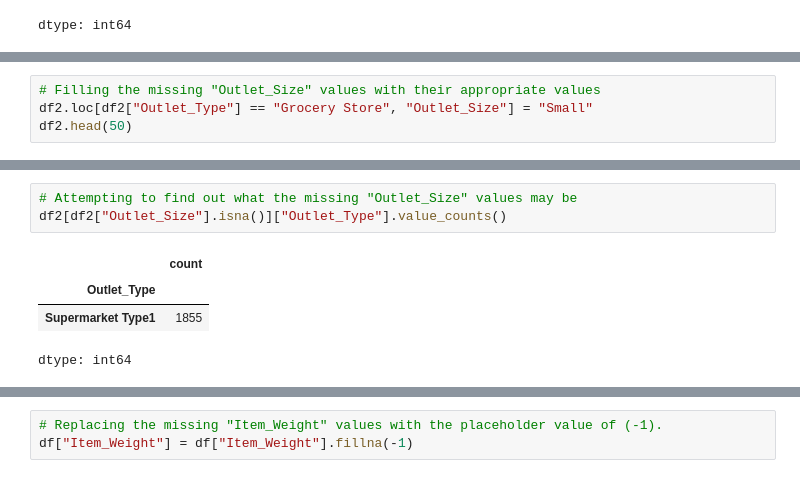
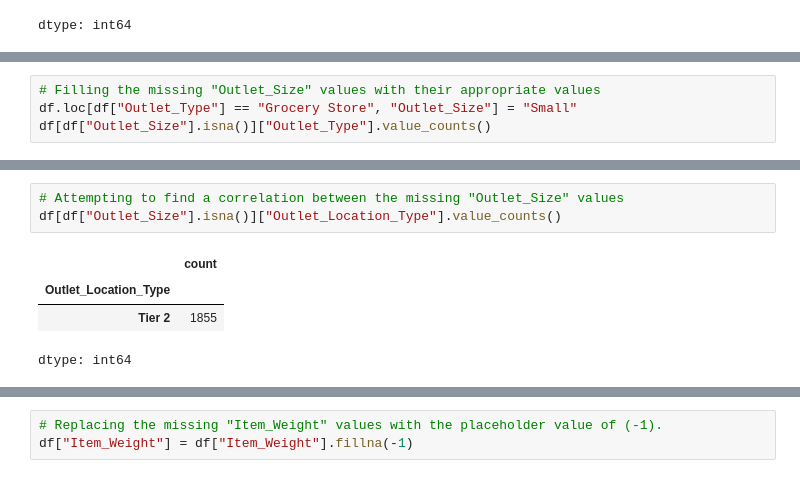
Before and after one commit to ThomasLane1820/Prediction-of-Product-Sales, a Jupyter notebook: Prediction_of_Product_Sales.ipynb, the cells around one changed output, grey strips where cells are left out. Drawn from its saved outputs; the diff is of its cells as text.

```diff
--- a/Prediction_of_Product_Sales.ipynb
+++ b/Prediction_of_Product_Sales.ipynb
@@ -157,5 +149,5 @@ df2 = df.copy()
 # %%
 # Filling the missing "Outlet_Size" values with their appropriate values
-df2.loc[df2["Outlet_Type"] == "Grocery Store", "Outlet_Size"] = "Small"
-df2.head(50)
+df.loc[df["Outlet_Type"] == "Grocery Store", "Outlet_Size"] = "Small"
+df[df["Outlet_Size"].isna()]["Outlet_Type"].value_counts()
 # %% [output]
@@ -179,8 +167,8 @@ df2.head(50)
 # %%
-# Attempting to find out what the missing "Outlet_Size" values may be
-df2[df2["Outlet_Size"].isna()]["Outlet_Type"].value_counts()
+# Attempting to find a correlation between the missing "Outlet_Size" values
+df[df["Outlet_Size"].isna()]["Outlet_Location_Type"].value_counts()
 # %% [output]
 |  | count |
-| Outlet_Type |  |
-| Supermarket Type1 | 1855 |
+| Outlet_Location_Type |  |
+| Tier 2 | 1855 |
 dtype: int64
```
Also changed, not shown: parts of 108 cells of this notebook.
